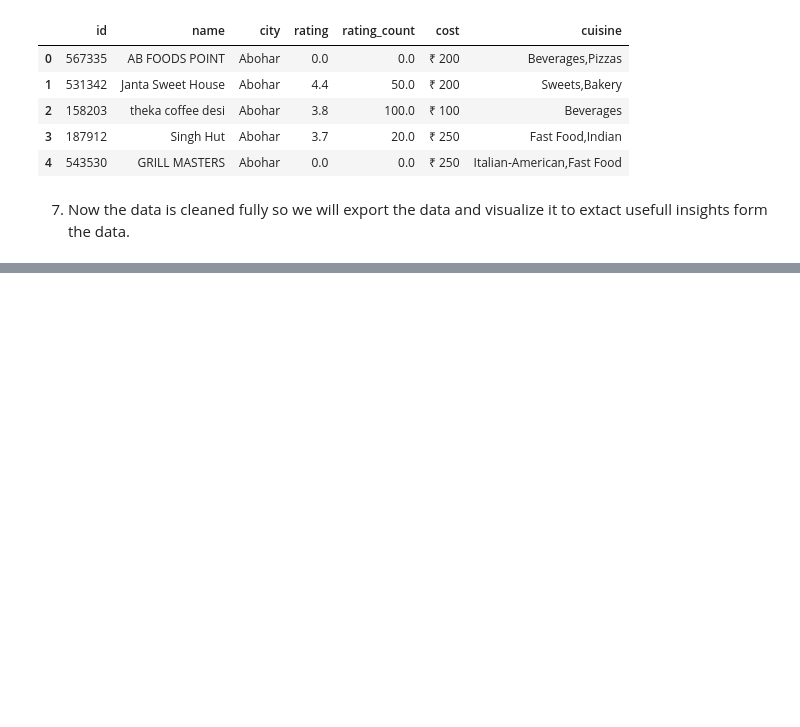
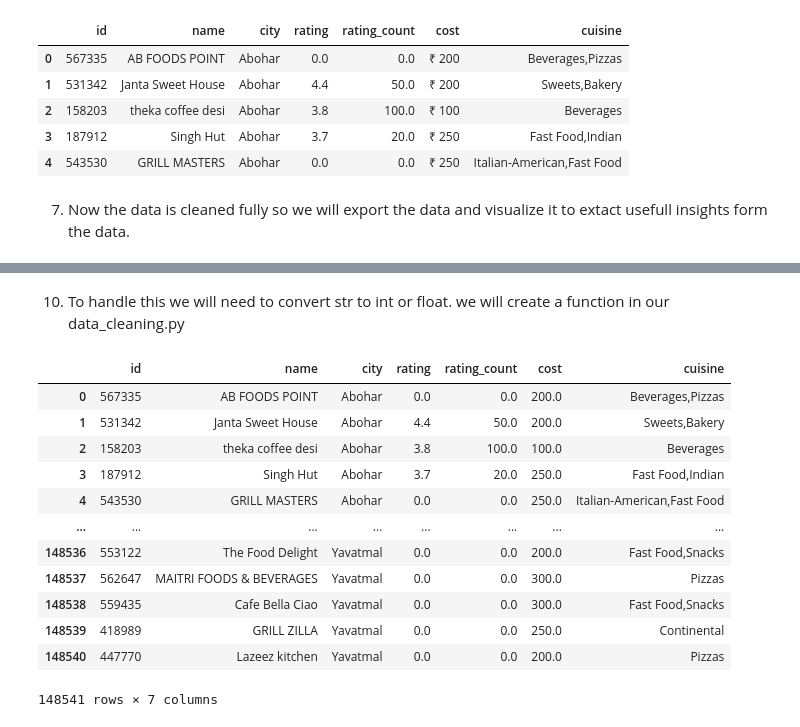
Before and after one commit to Devang-Rohilla/Swiggy_EDA, a Jupyter notebook: notebooks/Swiggy-India_EDA.ipynb, the cells around one changed output, grey strips where cells are left out. Drawn from its saved outputs; the diff is of its cells as text; code cells hidden in the pictures; blank space fills up the shorter version.

Commit message:
Data is cleaned and finalized

```diff
--- a/notebooks/Swiggy-India_EDA.ipynb
+++ b/notebooks/Swiggy-India_EDA.ipynb
@@ -97,0 +134,21 @@ data.to_csv('../data/processed/swiggy_cleaned.csv', index=False)
+# %% [markdown]
+10. To handle this we will need to convert str to int or float.
+    we will create a function in our data_cleaning.py
+# %%
+#Importing the function and using it
+from data_cleaning import cost_str_to_float
+cost_str_to_float(data)
+# %% [output]
+|  | id | name | city | rating | rating_count | cost | cuisine |
+| 0 | 567335 | AB FOODS POINT | Abohar | 0.0 | 0.0 | 200.0 | Beverages,Pizzas |
+| 1 | 531342 | Janta Sweet House | Abohar | 4.4 | 50.0 | 200.0 | Sweets,Bakery |
+| 2 | 158203 | theka coffee desi | Abohar | 3.8 | 100.0 | 100.0 | Beverages |
+| 3 | 187912 | Singh Hut | Abohar | 3.7 | 20.0 | 250.0 | Fast Food,Indian |
+| 4 | 543530 | GRILL MASTERS | Abohar | 0.0 | 0.0 | 250.0 | Italian-American,Fast Food |
+| ... | ... | ... | ... | ... | ... | ... | ... |
+| 148536 | 553122 | The Food Delight | Yavatmal | 0.0 | 0.0 | 200.0 | Fast Food,Snacks |
+| 148537 | 562647 | MAITRI FOODS & BEVERAGES | Yavatmal | 0.0 | 0.0 | 300.0 | Pizzas |
+| 148538 | 559435 | Cafe Bella Ciao | Yavatmal | 0.0 | 0.0 | 300.0 | Fast Food,Snacks |
+| 148539 | 418989 | GRILL ZILLA | Yavatmal | 0.0 | 0.0 | 250.0 | Continental |
+| 148540 | 447770 | Lazeez kitchen | Yavatmal | 0.0 | 0.0 | 200.0 | Pizzas |
+148541 rows × 7 columns
```
Also changed, not shown: parts of 10 cells of this notebook.
